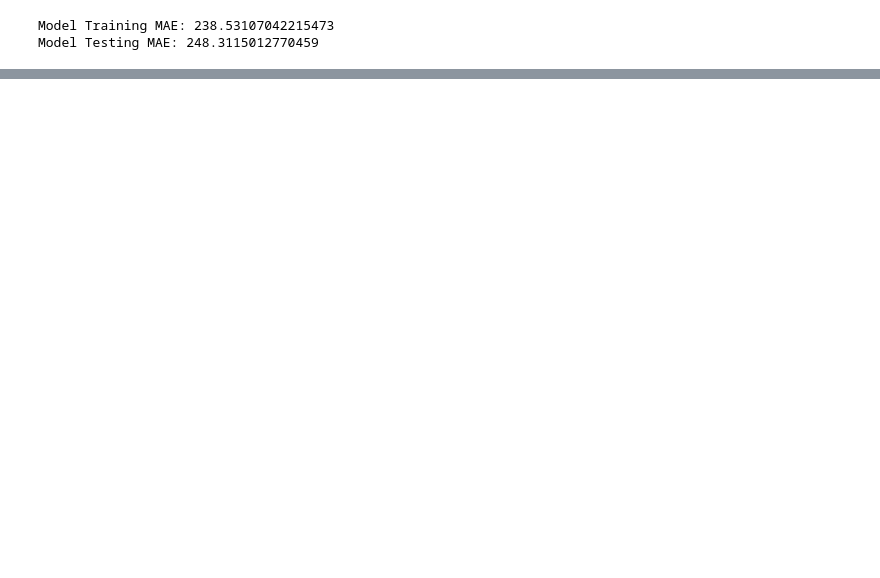
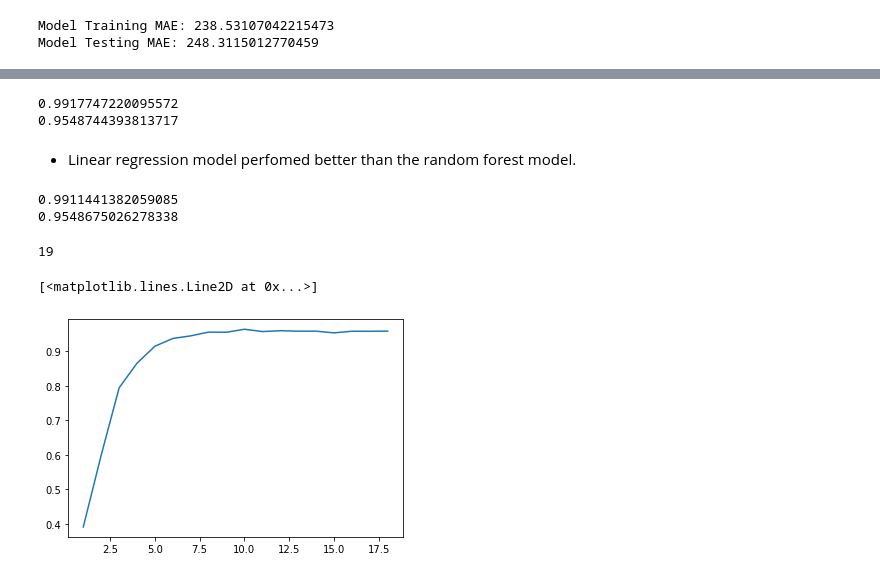
Before and after one commit to LarsonBodden/Car-Purchasing-Model, a Jupyter notebook: Car_Purchasing_Model_Project_.ipynb, the cells around one changed output, grey strips where cells are left out. Saved outputs shown, nothing was run; the diff lists cells and outputs as text; code cells hidden in the pictures; blank space fills up the shorter version.

```diff
--- a/Car_Purchasing_Model_Project_.ipynb
+++ b/Car_Purchasing_Model_Project_.ipynb
@@ -280,0 +338,2 @@ print(forest.score(x_test,y_test))
+# %%
+rf.fit(x_train, y_train)
@@ -280,0 +362,39 @@ print(forest.score(x_test,y_test))
+# %%
+rf_train_score = rf.score(x_train, y_train)
+rf_test_score = rf.score(x_test, y_test)
+print(rf_train_score)
+print(rf_test_score)
+# %% [output]
+0.9917747220095572
+0.9548744393813717
+# %% [markdown]
+- Linear regression model perfomed better than the random forest model.
+# %%
+rf_9 = RandomForestRegressor(max_depth = 9, random_state = 42)
+rf_9.fit(x_train, y_train)
+rf_9_train_score = rf_9.score(x_train, y_train)
+rf_9_test_score = rf_9.score(x_test, y_test)
+print(rf_9_train_score)
+print(rf_9_test_score)
+# %% [output]
+0.9911441382059085
+0.9548675026278338
+# %%
+est_depths = [estimator.get_depth() for estimator in rf.estimators_]
+max(est_depths)
+# %% [output]
+19
+# %%
+depths = range(1, max(est_depths))
+scores = pd.DataFrame(index=depths, columns=['Test Score'])
+for depth in depths:
+   model = RandomForestRegressor(max_depth=depth)
+   model.fit(x_train, y_train)
+   scores.loc[depth, 'Train Score'] = model.score(x_train, y_train)
+   scores.loc[depth, 'Test Score'] = model.score(x_test, y_test)
+   scores.head()
+# %%
+plt.plot(scores['Test Score'])
+# %% [output]
+[<matplotlib.lines.Line2D at 0x...>]
+[figure, added]
```
Also changed, not shown: parts of 48 cells of this notebook.
